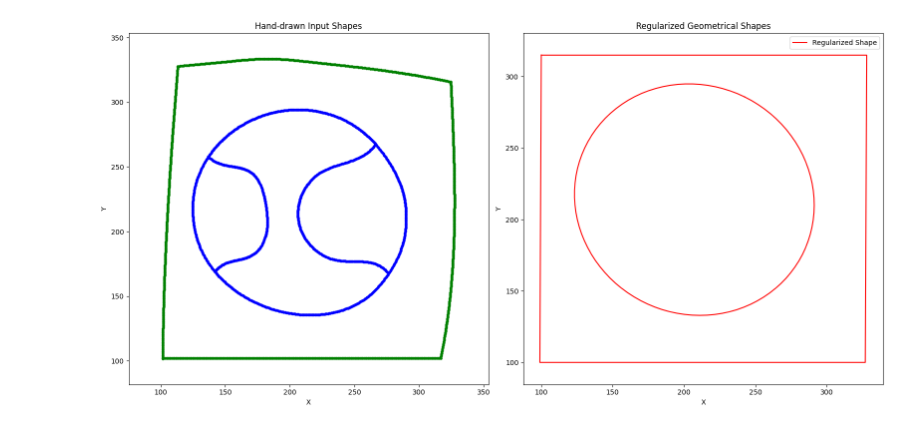
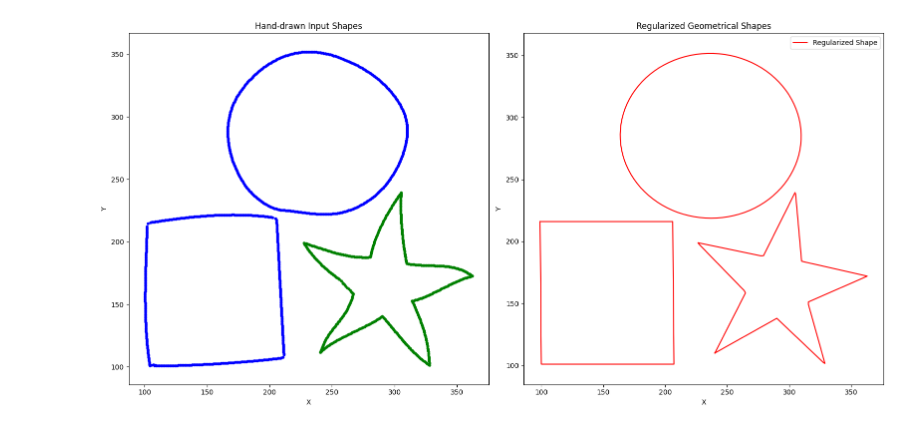
Before and after one commit to sasiidasariii/CURVETOPIA, a Jupyter notebook: gfg.ipynb, the cells around one changed output. Cells and saved outputs as stored; diff of their text form; code cells hidden in the pictures.

```diff
--- a/gfg.ipynb
+++ b/gfg.ipynb
@@ -11,7 +11,7 @@ from sklearn.cluster import DBSCAN
 from scipy.optimize import minimize
 
 # Load the input data
-input_file = '/content/frag1.csv'
+input_file = 'isolated.csv'
 input_data = pd.read_csv(input_file)
 
 # Extract and preprocess the data
@@ -240,31 +240,31 @@ def plot_input_shapes_as_dots(ax, points, clusters, colours):
 # Function to plot shapes individually without connecting them
 def plot_shapes_individually(ax, shapes, color, label):
     for shape in shapes:
         shape = np.vstack([shape, shape[0]])  # Close the shape
         ax.plot(shape[:, 0], shape[:, 1], color=color)
     if label is not None:
         ax.legend([label])
         label = None
 
 # Plotting
 fig, axes = plt.subplots(1, 2, figsize=(16, 8))
 
 # Define example colors
 colours = ['blue', 'green', 'red', 'cyan', 'magenta', 'yellow']
 
 # Plot input shapes using dots and colors for each cluster
 plot_input_shapes_as_dots(axes[0], points, clusters, colours)
 axes[0].set_title('Hand-drawn Input Shapes')
 
 # Plot regularized shapes
 axes[1].set_title('Regularized Geometrical Shapes')
 axes[1].set_xlabel('X')
 axes[1].set_ylabel('Y')
 axes[1].axis('equal')
 
 plot_shapes_individually(axes[1], regularized_points, color='red', label='Regularized Shape')
 
 plt.tight_layout()
 plt.show()
 # %% [output]
-[figure, old version]
+[figure, new version]
```
